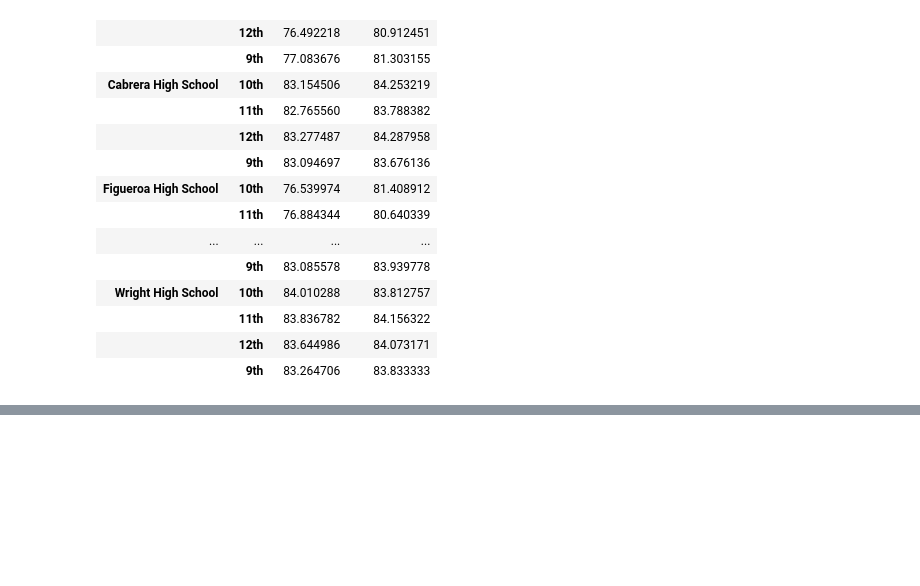
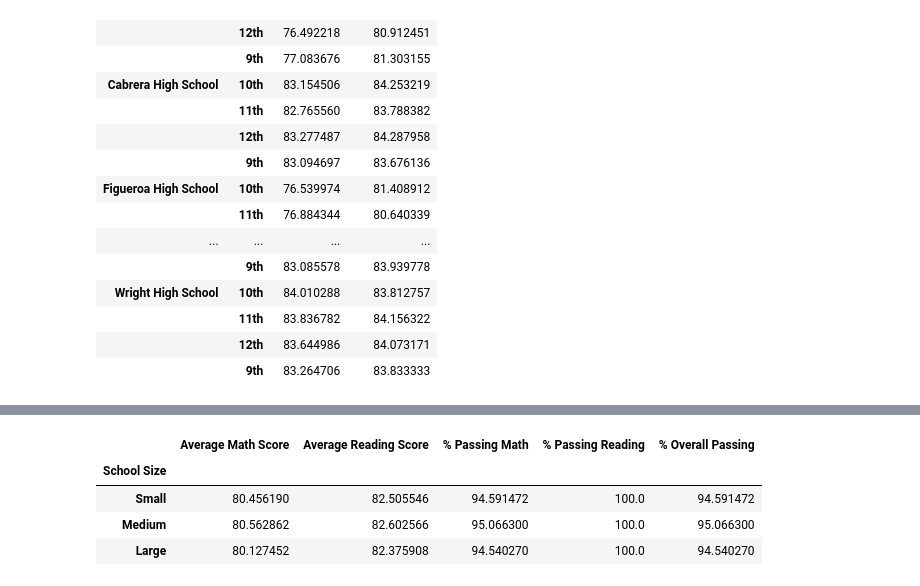
Before and after one commit to JonathanAntia/pandas-challenge, a Jupyter notebook: PyCitySchools/PyCitySchools.ipynb, the cells around one changed output, grey strips where cells are left out. Drawn from its saved outputs; the diff is of its cells as text; code cells hidden in the pictures; blank space fills up the shorter version.

```diff
--- a/PyCitySchools/PyCitySchools.ipynb
+++ b/PyCitySchools/PyCitySchools.ipynb
@@ -182,0 +209,26 @@ schools_by_grade_df[['math_score','reading_score']].mean()
+# %%
+# add school size to the school summary table
+school_summary['Size'] = complete_df['size'].unique()
+# %%
+# created new bins to classify school performance by school size
+bins_size = [0,1000,3000,5000]
+size_groups = ['Small','Medium','Large']
+# %%
+# create a table that breaks down school performance based on school size
+school_summary['School Size'] = pd.cut(school_summary['Size'],
+                                                    bins_size, labels = size_groups)
+# %%
+# include only avg math score, avg reading score,% passing math, % passing reading,% overall passing
+scores_by_school_size = school_summary.loc[:,['Average Math Score','Average Reading Score',
+                                             '% Passing Math','% Passing Reading',
+                                             '% Overall Passing','School Size']]
+# %%
+#group the table by school spending per student and calculate averages
+grouped_by_size = scores_by_school_size.groupby(['School Size'])
+grouped_by_size.mean()
+# %% [output]
+|  | Average Math Score | Average Reading Score | % Passing Math | % Passing Reading | % Overall Passing |
+| School Size |  |  |  |  |  |
+| Small | 80.456190 | 82.505546 | 94.591472 | 100.0 | 94.591472 |
+| Medium | 80.562862 | 82.602566 | 95.066300 | 100.0 | 95.066300 |
+| Large | 80.127452 | 82.375908 | 94.540270 | 100.0 | 94.540270 |
```
Also changed, not shown: parts of 21 cells of this notebook.
